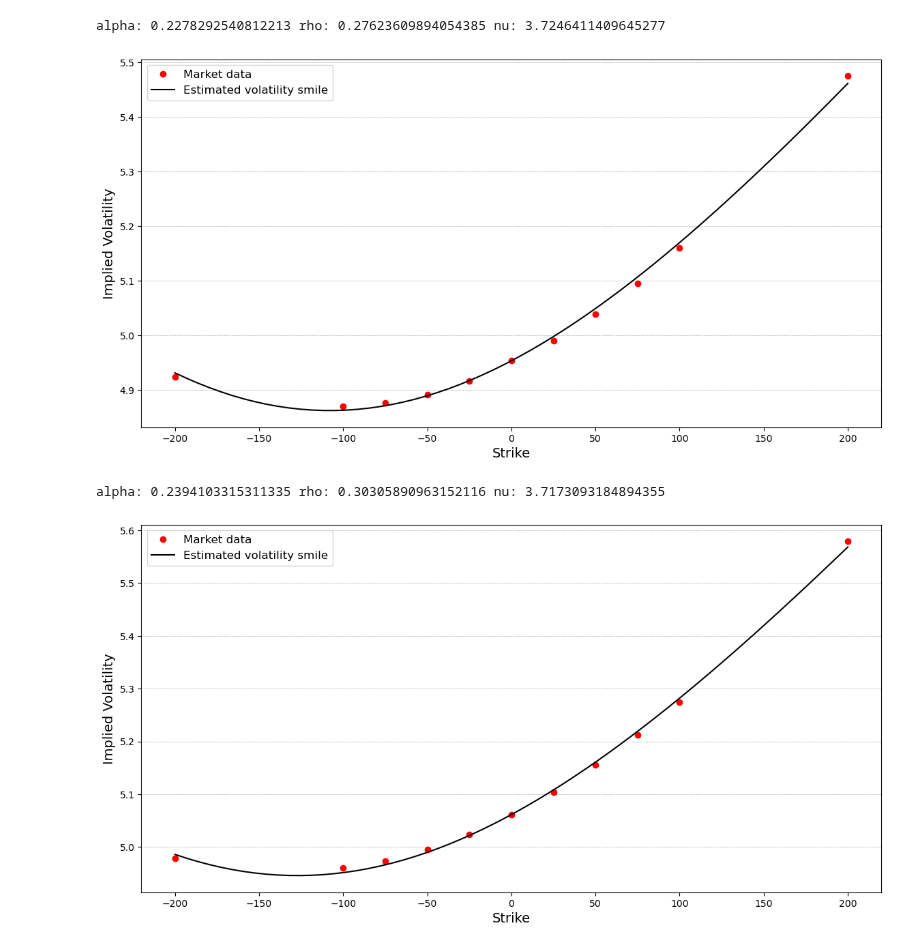
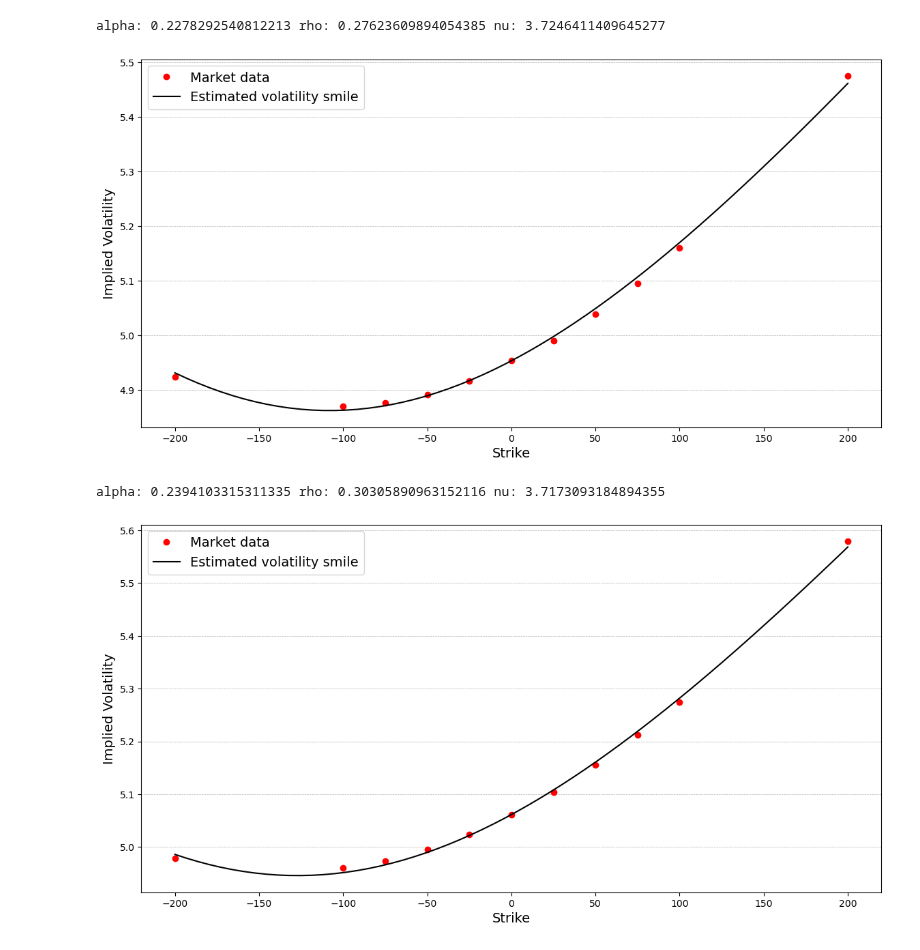
Before and after one commit to NannaOhrt/master_thesis, a Jupyter notebook: main/code/cal_parm_SABR.ipynb, the cells around one changed output. Cells and saved outputs as stored; diff of their text form; code cells hidden in the pictures.

```diff
--- a/main/code/cal_parm_SABR.ipynb
+++ b/main/code/cal_parm_SABR.ipynb
@@ -251,35 +251,35 @@ alpha: 0.21300923867325772 rho: 0.23688314293263885 nu: 3.732023654084199
 beta = 0.5
 sigmas5 = np.array([0.49234,	0.48694,	0.48762,	0.48916,	0.49157,
                     0.49531,	0.49896,	0.50388,	0.50955,	0.51594,	0.54749])*10
 strikes_in_bps = np.array([-200,-100,-75,-50,-25,0,25,50,75,100,200])
 t_exp = 10
 tenor = 7
 atm_sigma = 0.49531*10
 f = 0.294395
 guess = [0.01, 10,-0.5]
 strikes = f + strikes_in_bps*0.0001
 #Calling the SABR_calibration function defined below to return the parameters.
 alpha, nu, rho = SABR_calibration(f, t_exp, atm_sigma, beta, strikes, sigmas5, guess)
 
 print("alpha:",alpha,"rho:",rho, "nu:", nu)
 Ks_in_bps = np.linspace(-200,200,60)
 Ks = f + Ks_in_bps*0.0001
 vols_from_Ks = SABR_market_vol(Ks,f,t_exp,alpha,beta,nu,rho)
 
 fig, ax = plt.subplots(figsize=(14, 7))
 plt.plot(strikes_in_bps, sigmas5, 'o', color = 'red', label = 'Market data')
 plt.plot(Ks_in_bps,vols_from_Ks, color = 'black', label= 'Estimated volatility smile')
 plt.xlabel("Strike",fontsize=14)
 plt.ylabel("Implied Volatility", fontsize=14)
 #plt.title("10Y7Y EUR Swaption Implied Volatility", fontsize=18)
-plt.legend(fontsize=12)
+plt.legend(fontsize=14)
 plt.grid(axis='y', linestyle='--', linewidth=0.5)
 plt.savefig("/Users/nannaingemannohrt/Desktop/master_thesis/main/plots/10Y7Y_est.png")
 plt.show()
 plt.close()
 # %% [output]
 alpha: 0.2278292540812213 rho: 0.27623609894054385 nu: 3.7246411409645277
-[figure, old version]
+[figure, new version]
 # %%
 #10Y5Y 2024
 beta = 0.5
@@ -306,14 +306,14 @@ plt.plot(Ks_in_bps,vols_from_Ks, color = 'black', label= 'Estimated volatility s
 plt.xlabel("Strike",fontsize=14)
 plt.ylabel("Implied Volatility", fontsize=14)
 #plt.title("10Y5Y EUR Swaption Implied Volatility", fontsize=18)
-plt.legend(fontsize=12)
+plt.legend(fontsize=14)
 plt.grid(axis='y', linestyle='--', linewidth=0.5)
 plt.savefig("/Users/nannaingemannohrt/Desktop/master_thesis/main/plots/10Y5Y_est.png")
 plt.show()
 plt.close()
 # %% [output]
 alpha: 0.2394103315311335 rho: 0.30305890963152116 nu: 3.7173093184894355
-[figure, old version]
+[figure, new version]
 # %%
 #10Y3Y 2024
 beta = 0.5
```
Also changed, not shown: parts of 8 cells of this notebook, 14 other files.
